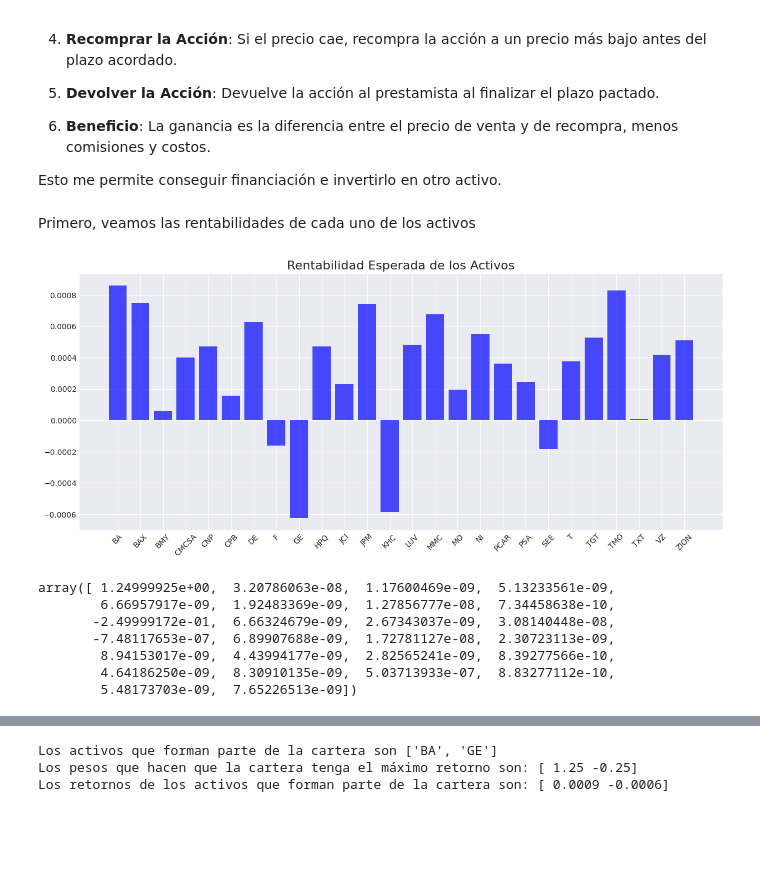
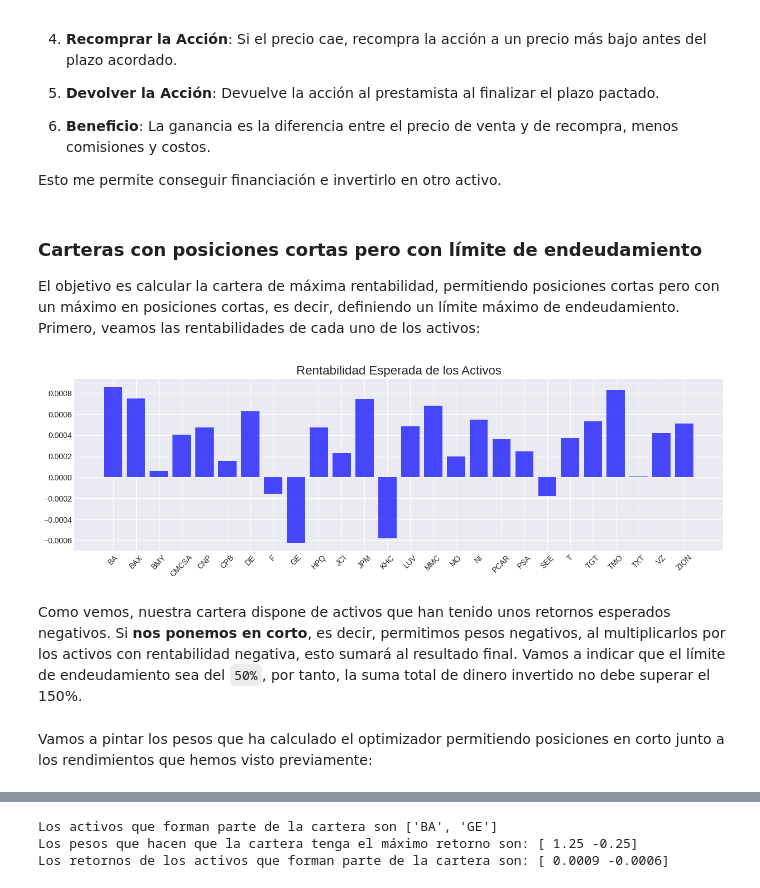
Before and after one commit to alfonso-santos/microcredencial-carteras-python-2023, a Jupyter notebook: Tema_3_Markowitz/src/ejemplos-optimizacion-markowitz-cortas.ipynb, the cells around one changed output, grey strips where cells are left out. Drawn from its saved outputs; the diff is of its cells as text; code cells hidden in the pictures; blank space fills up the shorter version.

```diff
--- a/Tema_3_Markowitz/src/ejemplos-optimizacion-markowitz-cortas.ipynb
+++ b/Tema_3_Markowitz/src/ejemplos-optimizacion-markowitz-cortas.ipynb
@@ -11,12 +16,7 @@ import gurobipy as gp
 from gurobipy import GRB
 from scipy.interpolate import interp1d
 
-plt.style.use('seaborn-v0_8-darkgrid')
-plt.rcParams['figure.figsize'] = [12, 8]
-
-
-
-pd.options.display.float_format = '{:.4%}'.format
+plt.style.use('ggplot')
 # %%
 # Date range
 start = '2015-01-01'
@@ -152,19 +139,23 @@ Ponerse en corto en una acción implica los siguientes pasos:
 
 
 Esto me permite conseguir financiación e invertirlo en otro activo.
-# %% [markdown]
-Primero, veamos las rentabilidades de cada uno de los activos
+# %% [markdown]
+### Carteras con posiciones cortas pero con límite de endeudamiento
+
+El objetivo es calcular la cartera de máxima rentabilidad, permitiendo posiciones cortas pero con un máximo en posiciones cortas, es decir, definiendo un límite máximo de endeudamiento. Primero, veamos las rentabilidades de cada uno de los activos:
 # %%
-plt.figure(figsize=(15, 6))
+plt.figure(figsize=(15, 4))
 
 plt.bar(range(len(retornos_esperados)), retornos_esperados, color='blue', alpha=0.7)
 
 # Añadiendo los nombres de los activos como etiquetas en el eje x
 plt.xticks(range(len(assets)), assets, rotation=45)
 
-plt.title('Rentabilidad Esperada de los Activos', fontsize=16);
+plt.title('Rentabilidad Esperada de los Activos', fontsize=16)
 # %% [output]
-[figure, old version]
+[figure, new version]
+# %% [markdown]
+Como vemos, nuestra cartera dispone de activos que han tenido unos retornos esperados negativos. Si **nos ponemos en corto**, es decir, permitimos pesos negativos, al multiplicarlos por los activos con rentabilidad negativa, esto sumará al resultado final. Vamos a indicar que el límite de endeudamiento sea del `50%`, por tanto, la suma total de dinero invertido no debe superar el 150%.
 # %%
 pesos = cp.Variable(num_act)
 
@@ -183,13 +174,5 @@ problema = cp.Problem(objetivo, constraints)
 resultado = problema.solve(solver=cp.ECOS)
 
 riesgo = cp.quad_form(pesos, matriz_cov)
-# %%
-pesos.value
-# %% [output]
-array([ 1.24999925e+00,  3.20786063e-08,  1.17600469e-09,  5.13233561e-09,
-        6.66957917e-09,  1.92483369e-09,  1.27856777e-08,  7.34458638e-10,
-       -2.49999172e-01,  6.66324679e-09,  2.67343037e-09,  3.08140448e-08,
-       -7.48117653e-07,  6.89907688e-09,  1.72781127e-08,  2.30723113e-09,
-        8.94153017e-09,  4.43994177e-09,  2.82565241e-09,  8.39277566e-10,
-        4.64186250e-09,  8.30910135e-09,  5.03713933e-07,  8.83277112e-10,
-        5.48173703e-09,  7.65226513e-09])
+# %% [markdown]
+Vamos a pintar los pesos que ha calculado el optimizador permitiendo posiciones en corto junto a los rendimientos que hemos visto previamente:
```
Also changed, not shown: parts of 27 cells of this notebook, 9 other files.
